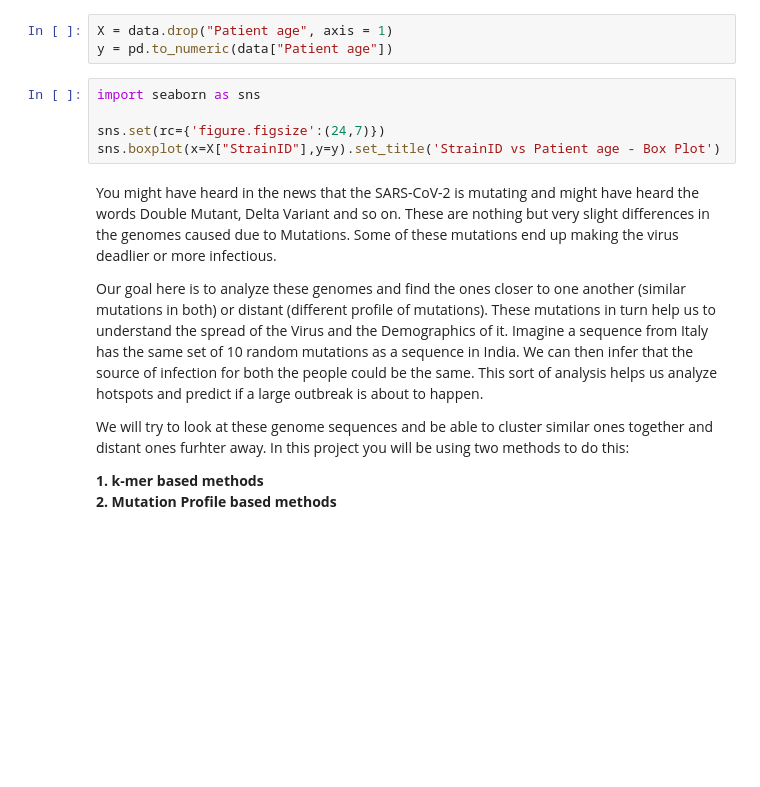
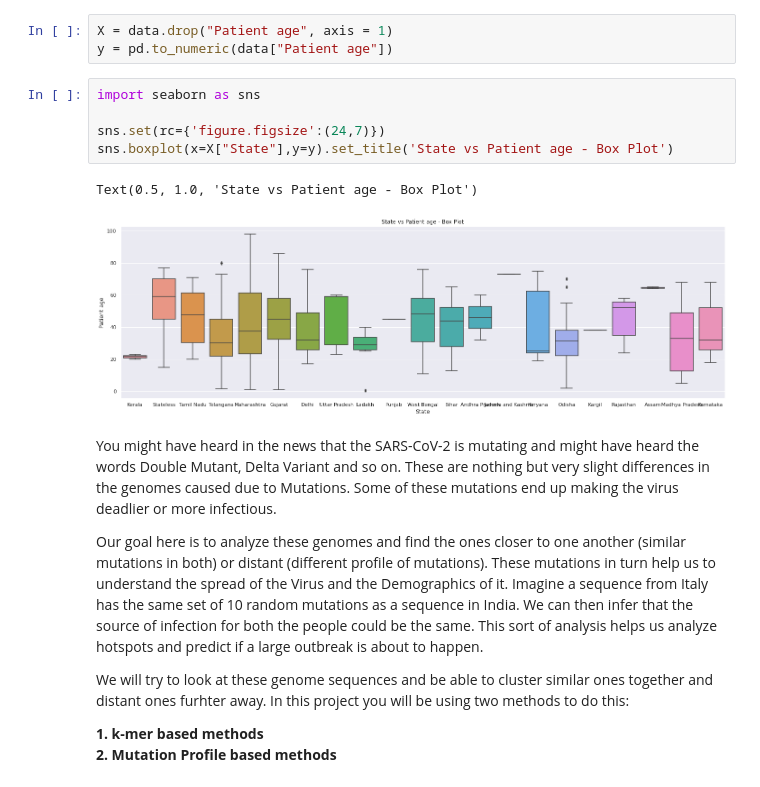
Before and after one commit to kkousar/fmml2021, a Jupyter notebook: Project_Module2.ipynb, the cells around one changed output. Drawn from its saved outputs; the diff is of its cells as text; blank space fills up the shorter version.

```diff
--- a/Project_Module2.ipynb
+++ b/Project_Module2.ipynb
@@ -66,8 +69,11 @@ y = pd.to_numeric(data["Patient age"])
 # %%
 import seaborn as sns
 
 sns.set(rc={'figure.figsize':(24,7)})
-sns.boxplot(x=X["StrainID"],y=y).set_title('StrainID vs Patient age - Box Plot')
+sns.boxplot(x=X["State"],y=y).set_title('State vs Patient age - Box Plot')
+# %% [output]
+Text(0.5, 1.0, 'State vs Patient age - Box Plot')
+[figure, added]
 # %% [markdown]
 You might have heard in the news that the SARS-CoV-2 is mutating and might have heard the words Double Mutant, Delta Variant and so on. These are nothing but very slight differences in the genomes caused due to Mutations. Some of these mutations end up making the virus deadlier or more infectious.
 
```
Also changed, not shown: parts of 15 cells of this notebook.
